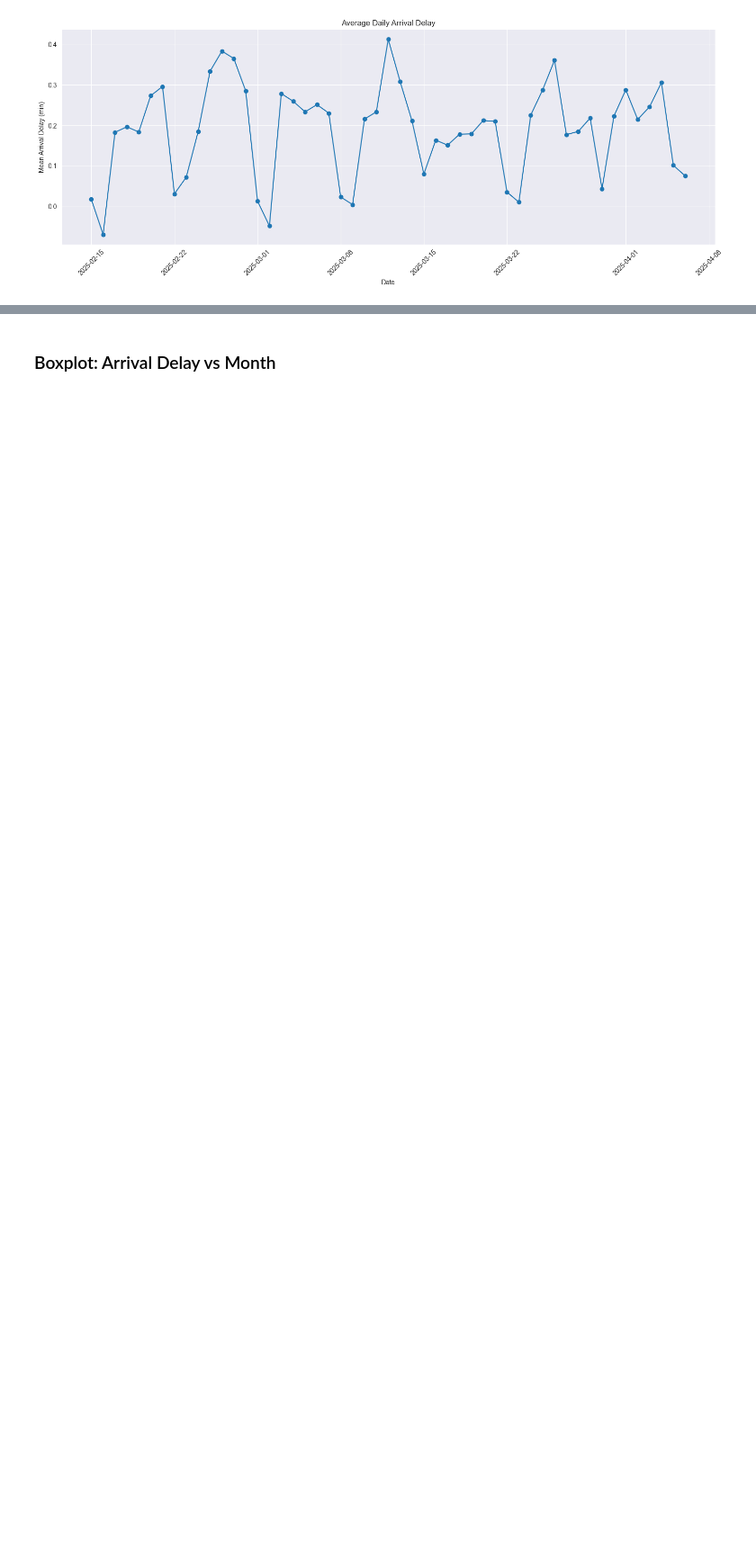
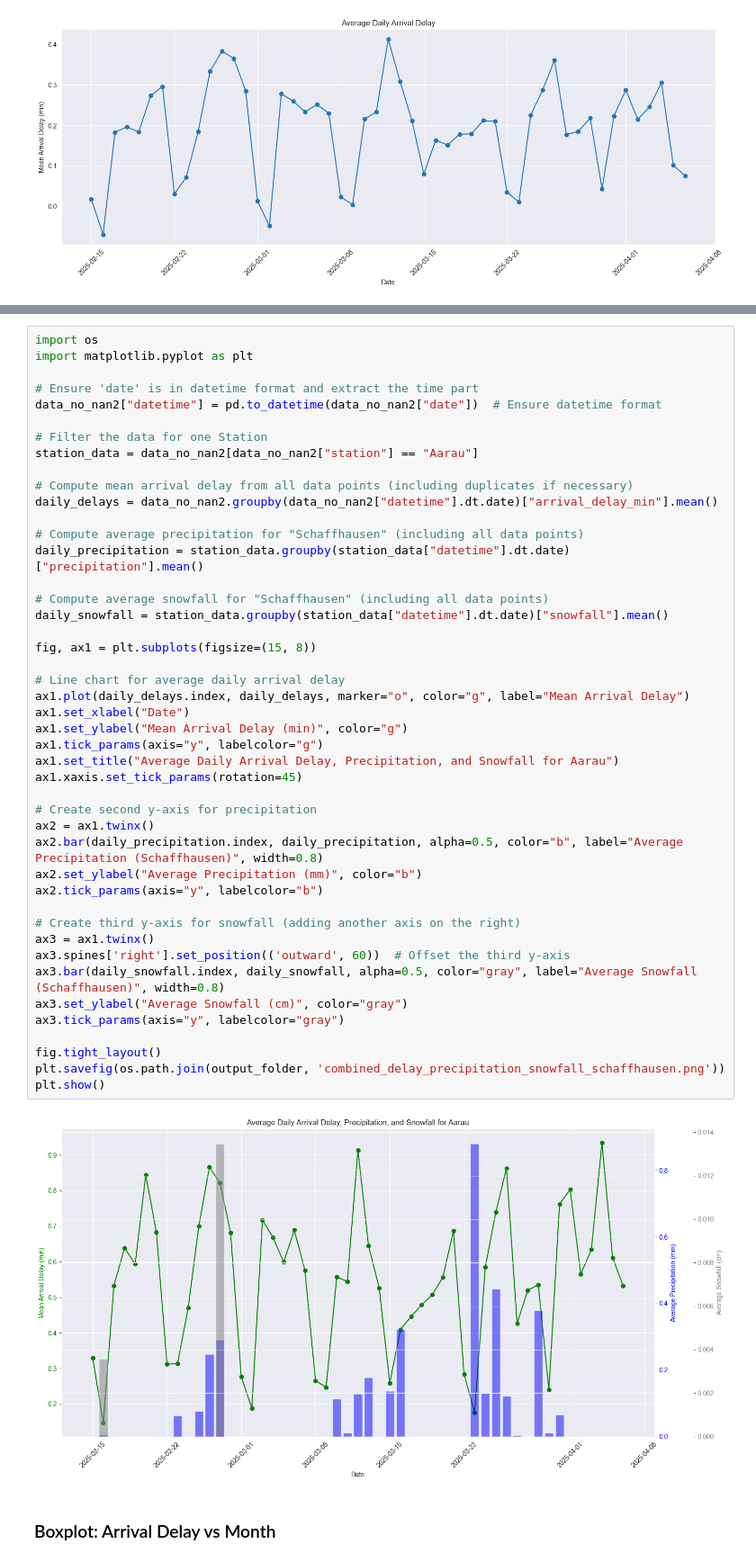
Before and after one commit to Bettomatt/CIP_FS25_211, a Jupyter notebook: scripts/visualizations_part3.ipynb, the cells around one changed output, grey strips where cells are left out. Shown at 90% size. Saved outputs shown, nothing was run; the diff lists cells and outputs as text; blank space fills up the shorter version.

Commit message:
Supplement of one plot
Combined Line plot of daily average train delay with hourly precipitation
and snowfall average as BarCharts for the station Aarau

```diff
--- a/scripts/visualizations_part3.ipynb
+++ b/scripts/visualizations_part3.ipynb
@@ -441,3 +443,50 @@ plt.show()
+# %%
+import os
+import matplotlib.pyplot as plt
+
+# Ensure 'date' is in datetime format and extract the time part
+data_no_nan2["datetime"] = pd.to_datetime(data_no_nan2["date"])  # Ensure datetime format
+
+# Filter the data for one Station
+station_data = data_no_nan2[data_no_nan2["station"] == "Aarau"]
+
+# Compute mean arrival delay from all data points (including duplicates if necessary)
+daily_delays = data_no_nan2.groupby(data_no_nan2["datetime"].dt.date)["arrival_delay_min"].mean()
+
+# Compute average precipitation for "Schaffhausen" (including all data points)
+daily_precipitation = station_data.groupby(station_data["datetime"].dt.date)["precipitation"].mean()
+
+# Compute average snowfall for "Schaffhausen" (including all data points)
+daily_snowfall = station_data.groupby(station_data["datetime"].dt.date)["snowfall"].mean()
+
+fig, ax1 = plt.subplots(figsize=(15, 8))
+
+# Line chart for average daily arrival delay
+ax1.plot(daily_delays.index, daily_delays, marker="o", color="g", label="Mean Arrival Delay")
+ax1.set_xlabel("Date")
+ax1.set_ylabel("Mean Arrival Delay (min)", color="g")
+ax1.tick_params(axis="y", labelcolor="g")
+ax1.set_title("Average Daily Arrival Delay, Precipitation, and Snowfall for Aarau")
+ax1.xaxis.set_tick_params(rotation=45)
+
+# Create second y-axis for precipitation
+ax2 = ax1.twinx()
+ax2.bar(daily_precipitation.index, daily_precipitation, alpha=0.5, color="b", label="Average Precipitation (Schaffhausen)", width=0.8)
+ax2.set_ylabel("Average Precipitation (mm)", color="b")
+ax2.tick_params(axis="y", labelcolor="b")
+
+# Create third y-axis for snowfall (adding another axis on the right)
+ax3 = ax1.twinx()
+ax3.spines['right'].set_position(('outward', 60))  # Offset the third y-axis
+ax3.bar(daily_snowfall.index, daily_snowfall, alpha=0.5, color="gray", label="Average Snowfall (Schaffhausen)", width=0.8)
+ax3.set_ylabel("Average Snowfall (cm)", color="gray")
+ax3.tick_params(axis="y", labelcolor="gray")
+
+fig.tight_layout()
+plt.savefig(os.path.join(output_folder, 'combined_delay_precipitation_snowfall_schaffhausen.png'))
+plt.show()
+# %% [output]
+[figure, added]
 # %% [markdown]
 ### Boxplot: Arrival Delay vs Month
 # %%
```
Also changed, not shown: parts of 2 cells of this notebook, 1 other file.
